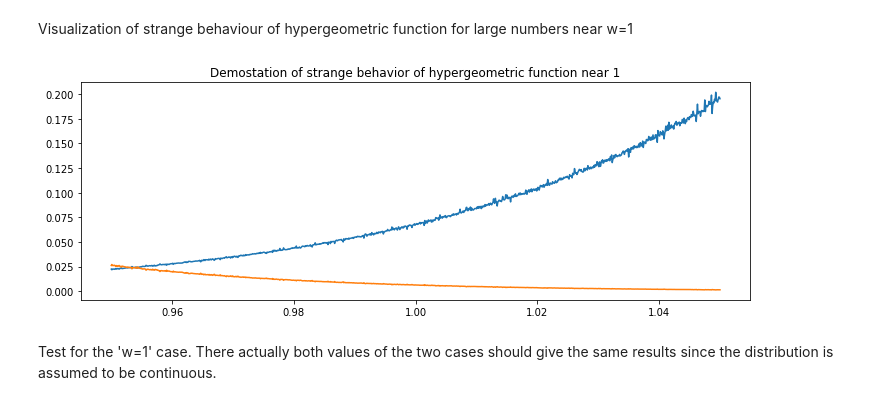
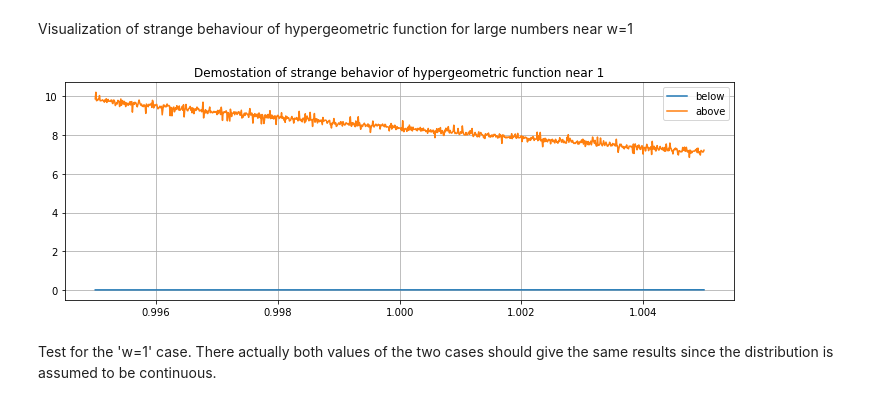
Before and after one commit to jsaffer/vetostudie, a Jupyter notebook: beta_ratio.ipynb, the cells around one changed output. Saved outputs shown, nothing was run; the diff lists cells and outputs as text; code cells hidden in the pictures.

```diff
--- a/beta_ratio.ipynb
+++ b/beta_ratio.ipynb
@@ -89,64 +80,64 @@ ${}_2F_1(\alpha_1 + \alpha_2, 1-\beta_2; \alpha_1 + \alpha_2 + \beta_1; \frac{1}
 The results for even and odd $n$ are stored separated and substracted in the end each. For purpose of further implementation define the $\log({_2F_1})$.
 # %%
 def log_hyper_2_F_1_below_1(a1, a2, b1, b2, w):
-    a1, a2, b1, b2 = con_int(a1), con_int(a2), con_int(b1), con_int(b2)
-    ln_results_even = np.array([])
-    ln_results_odd = np.array([])
-    for n in range(b1):
+    ln_results_even = []
+    ln_results_odd = []
+    for n in range(int(b1)):
         ln_resu = binomln(b1-1, n) + sp.special.gammaln(a1+a2+n) + sp.special.gammaln(a1+a2+b2) - sp.special.gammaln(a1+a2+b2+n) - sp.special.gammaln(a1+a2) + n * np.log(w)
         if is_even(n):
-            ln_results_even = np.append(ln_results_even, ln_resu)
+            ln_results_even.append(ln_resu)
         else:
-            ln_results_odd = np.append(ln_results_odd, ln_resu)
+            ln_results_odd.append(ln_resu)
     if len(ln_results_odd) == 0:
         ln_results_odd_partsum = -np.inf
     else:
         #ln_results_odd_partsum = sp.special.logsumexp(ln_results_odd)
-        ln_results_odd_partsum = custom_logsumexp_high_prec(ln_results_odd, np.ones_like(ln_results_odd))[0]
+        ln_results_odd_partsum = custom_logsumexp_high_prec(np.array(ln_results_odd), np.ones_like(ln_results_odd))[0]
     #ln_results_even_partsum = sp.special.logsumexp(ln_results_even)
-    ln_results_even_partsum = custom_logsumexp_high_prec(ln_results_even, np.ones_like(ln_results_even))[0]
+    ln_results_even_partsum = custom_logsumexp_high_prec(np.array(ln_results_even), np.ones_like(ln_results_even))[0]
     #ln_result = sp.special.logsumexp([ln_results_even_partsum, ln_results_odd_partsum], b=[1,-1])
     ln_result = float(custom_logsumexp_high_prec(np.array([ln_results_even_partsum, ln_results_odd_partsum]), np.array([1, -1]))[0])
     return ln_result
 
 def log_hyper_2_F_1_above_1(a1, a2, b1, b2, w):
-    a1, a2, b1, b2 = con_int(a1), con_int(a2), con_int(b1), con_int(b2)
-    ln_results_even = np.array([])
-    ln_results_odd = np.array([])
-    for n in range(b2):
+    ln_results_even = []
+    ln_results_odd = []
+    for n in range(int(b2)):
         ln_resu = binomln(b2-1, n) + sp.special.gammaln(a1+a2+n) + sp.special.gammaln(a1+a2+b1) - sp.special.gammaln(a1+a2+b1+n) - sp.special.gammaln(a1+a2) - n * np.log(w)
         if is_even(n):
-            ln_results_even = np.append(ln_results_even, ln_resu)
+            ln_results_even.append(ln_resu)
         else:
-            ln_results_odd = np.append(ln_results_odd, ln_resu)
+            ln_results_odd.append(ln_resu)
     if len(ln_results_odd) == 0:
         ln_results_odd_partsum = -np.inf
     else:
-        ln_results_odd_partsum = custom_logsumexp_high_prec(ln_results_odd, np.ones_like(ln_results_odd))[0]
+        ln_results_odd_partsum = custom_logsumexp_high_prec(np.array(ln_results_odd), np.ones_like(ln_results_odd))[0]
         #ln_results_odd_partsum = sp.special.logsumexp(ln_results_odd)
     #ln_results_even_partsum = sp.special.logsumexp(ln_results_even)
-    ln_results_even_partsum = custom_logsumexp_high_prec(ln_results_even, np.ones_like(ln_results_even))[0]
+    ln_results_even_partsum = custom_logsumexp_high_prec(np.array(ln_results_even), np.ones_like(ln_results_even))[0]
     #ln_result = sp.special.logsumexp([ln_results_even_partsum, ln_results_odd_partsum], b=[1,-1])
     ln_result = float(custom_logsumexp_high_prec(np.array([ln_results_even_partsum, ln_results_odd_partsum]), np.array([1, -1]))[0])
     return ln_result
 # %% [markdown]
 Visualization of strange behaviour of hypergeometric function for large numbers near w=1
 # %%
-iu = np.linspace(0.95, 1.05, 1001)
+iu = np.linspace(0.995, 1.005, 1001)
 a1 = 44
-a2 = 47
-b1 = 59
-b2 = 56
+a2 = 34
+b1 = 64
+b2 = 74
 piub = [np.exp(log_hyper_2_F_1_below_1(a1, a2, b1, b2, viu)) for viu in iu]
 piua = [np.exp(log_hyper_2_F_1_above_1(a1, a2, b1, b2, viu)) for viu in iu]
 
 plt.rcParams['figure.figsize'] = (12, 4)
 plt.title('Demostation of strange behavior of hypergeometric function near 1')
-plt.plot(iu, piub)
-plt.plot(iu, piua)
+plt.plot(iu, piub, label = 'below')
+plt.plot(iu, piua, label = 'above')
+plt.legend()
+plt.grid('True')
 plt.show()
 # %% [output]
-[figure, old version]
+[figure, new version]
 # %% [markdown]
 Test for the 'w=1' case. There actually both values of the two cases should give the same results since the distribution is assumed to be continuous.
 # %%
```
Also changed, not shown: parts of 16 cells of this notebook.
